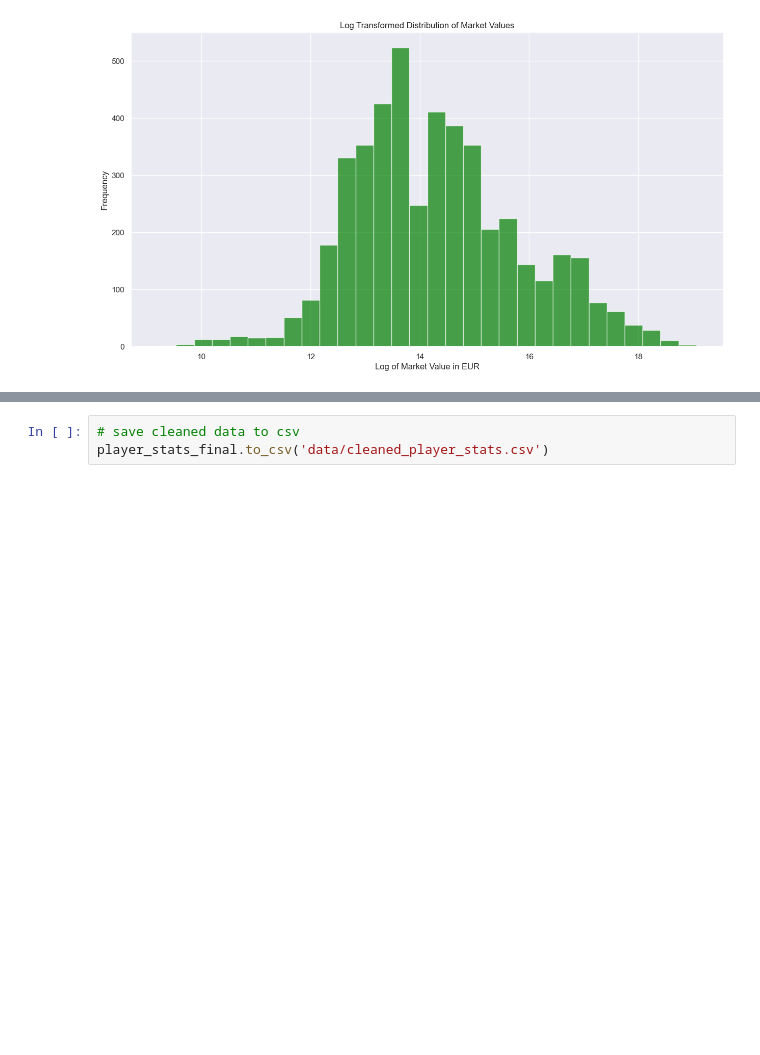
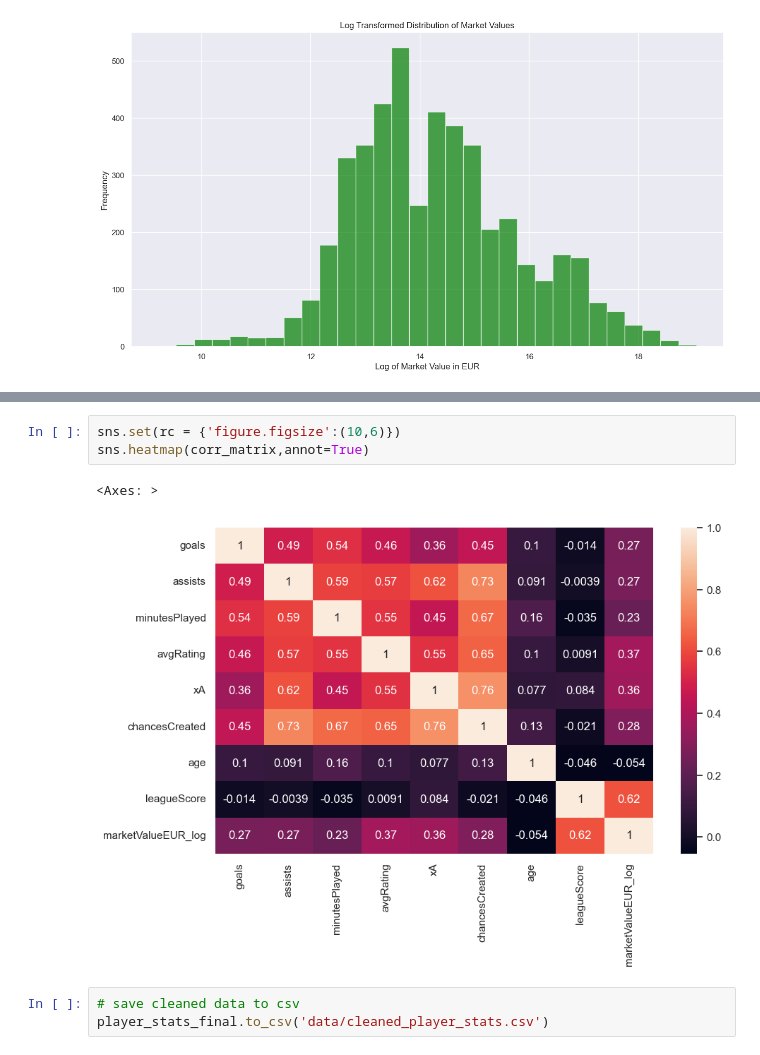
Before and after one commit to mortenhodt/machineLearningExamProject, a Jupyter notebook: main.ipynb, the cells around one changed output, grey strips where cells are left out. Drawn from its saved outputs; the diff is of its cells as text; blank space fills up the shorter version.

Commit message:
added requirements file, moved corr matrix from base model to EDA, formatted prints

```diff
--- a/main.ipynb
+++ b/main.ipynb
@@ -386,3 +440,9 @@ plt.show()
+# %%
+sns.set(rc = {'figure.figsize':(10,6)})
+sns.heatmap(corr_matrix,annot=True)
+# %% [output]
+<Axes: >
+[figure, added]
 # %%
 # save cleaned data to csv
 player_stats_final.to_csv('data/cleaned_player_stats.csv')
```
Also changed, not shown: parts of 13 cells of this notebook, 1 other file.
